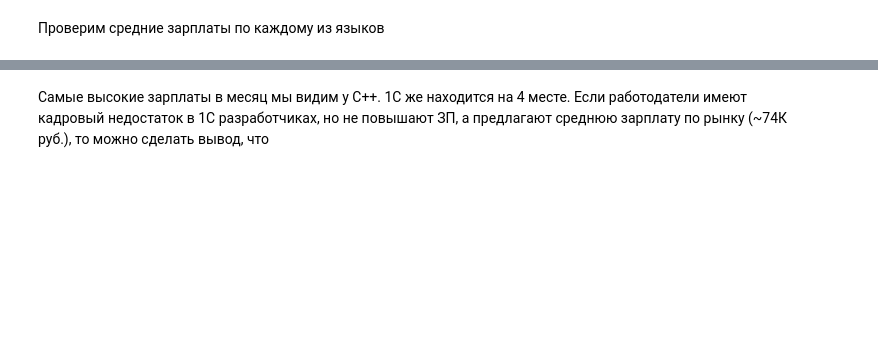
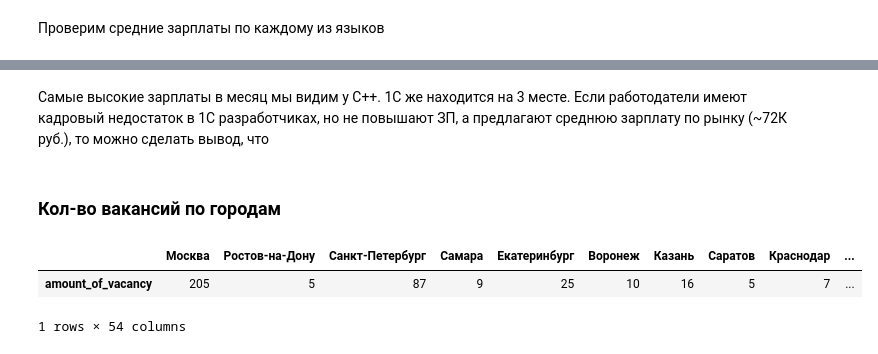
Before and after one commit to sariya23/analysis_hh_vacancies, a Jupyter notebook: main.ipynb, the cells around one changed output, grey strips where cells are left out. Cells and saved outputs as stored; diff of their text form; code cells hidden in the pictures; blank space fills up the shorter version.

```diff
--- a/main.ipynb
+++ b/main.ipynb
@@ -203,2 +203,4 @@ df["SALARY"].std()
 # %% [markdown]
-Самые высокие зарплаты в месяц мы видим у C++. 1C же находится на 4 месте. Если работодатели имеют кадровый недостаток в 1С разработчиках, но не повышают ЗП, а предлагают среднюю зарплату по рынку (~74К руб.), то можно сделать вывод, что
+Самые высокие зарплаты в месяц мы видим у C++. 1C же находится на 3 месте. Если работодатели имеют кадровый недостаток в 1С разработчиках, но не повышают ЗП, а предлагают среднюю зарплату по рынку (~72К руб.), то можно сделать вывод, что
+# %% [markdown]
+### Кол-во вакансий по городам
@@ -204,0 +214,6 @@ df["SALARY"].std()
+# %%
+df_city_vacancy
+# %% [output]
+|  | Москва | Ростов-на-Дону | Санкт-Петербург | Самара | Екатеринбург | Воронеж | Казань | Саратов | Краснодар | ... |
+| amount_of_vacancy | 205 | 5 | 87 | 9 | 25 | 10 | 16 | 5 | 7 | ... |
+1 rows × 54 columns
```
Also changed, not shown: parts of 20 cells of this notebook, 3 other files.
